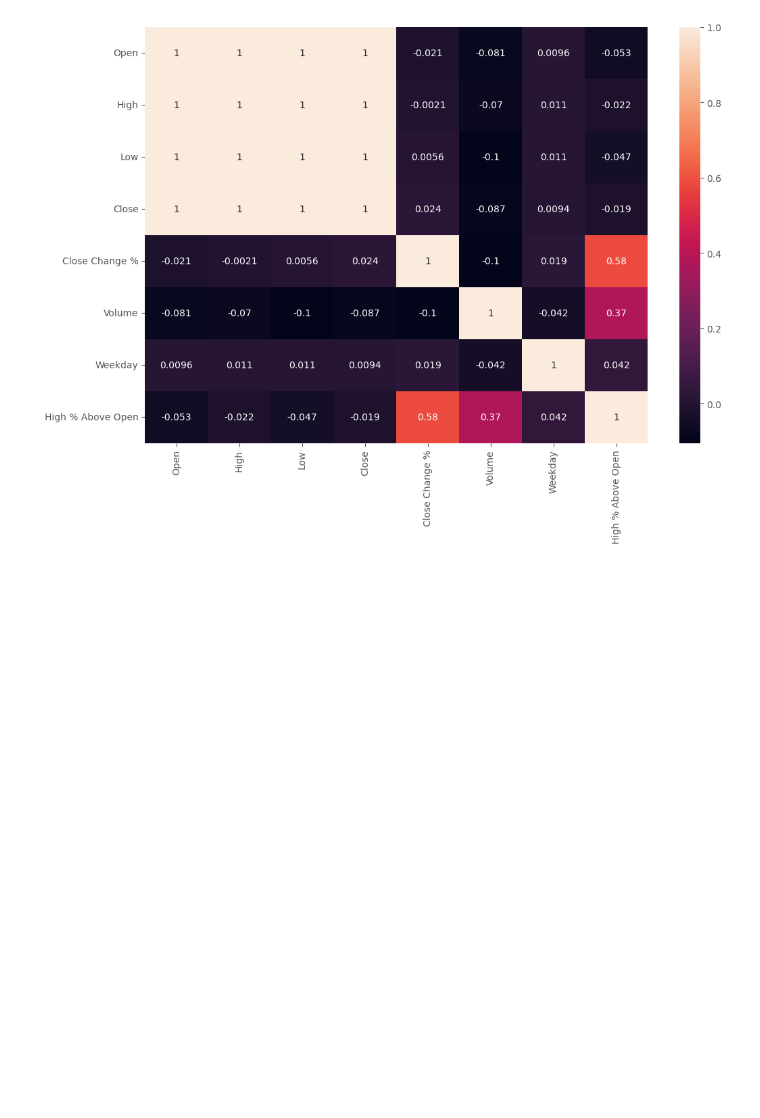
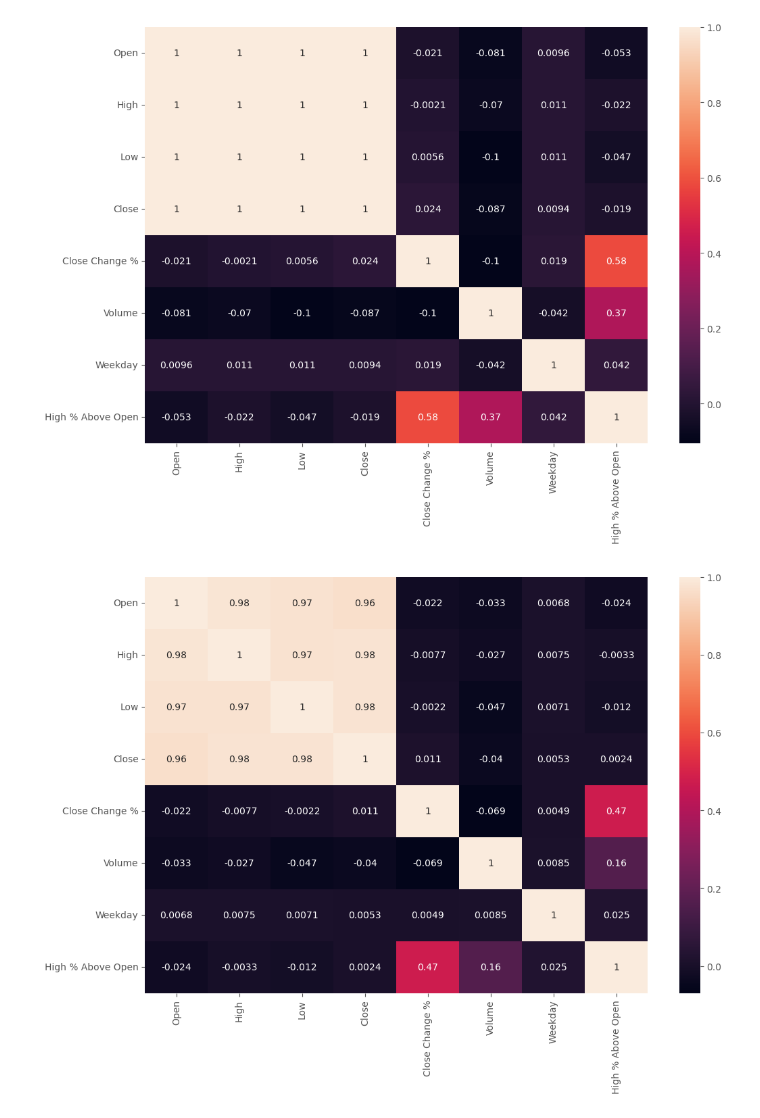
Before and after one commit to CynderHaines/SP500-Correlation, a Jupyter notebook: SP500 Correlations.ipynb, the cells around one changed output. Saved outputs shown, nothing was run; the diff lists cells and outputs as text; code cells hidden in the pictures; blank space fills up the shorter version.

Commit message:
Check Kendall and Spearman correlations
No significant correlation between weekday and S&P 500 price

```diff
--- a/SP500 Correlations.ipynb
+++ b/SP500 Correlations.ipynb
@@ -138,3 +138,11 @@ sns.heatmap(correlation_matrix, annot=True)
 plt.show()
 # %% [output]
 [figure]
+# %%
+correlation_matrix=df.corr(method='kendall')
+
+sns.heatmap(correlation_matrix, annot=True)
+
+plt.show()
+# %% [output]
+[figure, added]
```
Also changed, not shown: parts of 2 cells of this notebook.
